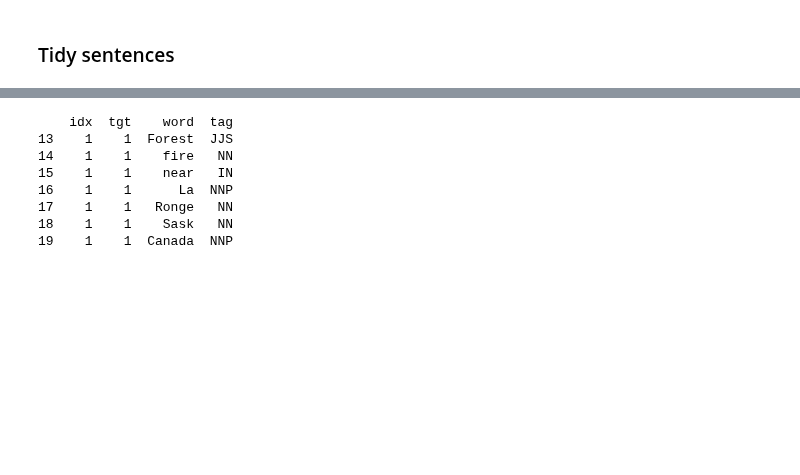
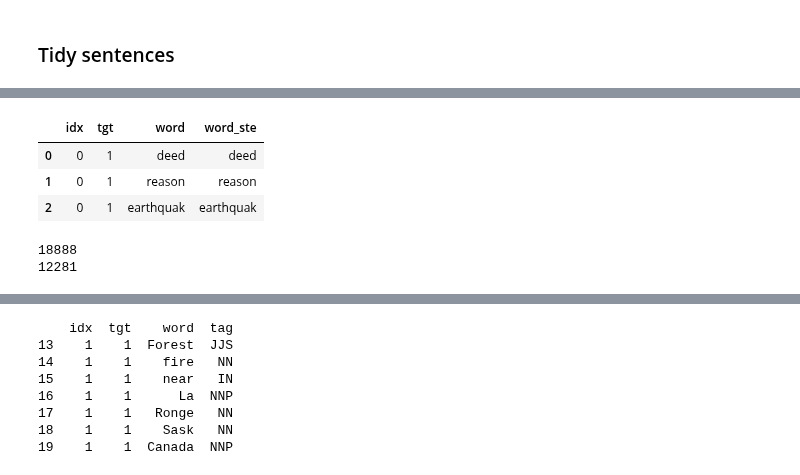
Before and after one commit to nviktorys/NLP0, a Jupyter notebook: 01_DataPreparation.ipynb, the cells around one changed output, grey strips where cells are left out. Drawn from its saved outputs; the diff is of its cells as text; code cells hidden in the pictures; blank space fills up the shorter version.

```diff
--- a/01_DataPreparation.ipynb
+++ b/01_DataPreparation.ipynb
@@ -162,6 +102,0 @@ words_stp.head(3)
-# %%
-# Stemming - reduce words to their roots
-porter = PorterStemmer()
-for w in range(len(words_stp)):
-  words_stp.loc[w,'word_ste'] = porter.stem(words_stp.word.loc[w])
-words_stp.head(3)
@@ -281,0 +246,17 @@ sent[sent.clean_tweet.isna()]
+# %%
+# Stemming - reduce words to their roots
+porter = PorterStemmer()
+for w in range(len(words)):
+  words.loc[w,'word_ste'] = porter.stem(words.word.loc[w])
+words.head(3)
+# %% [output]
+|  | idx | tgt | word | word_ste |
+| 0 | 0 | 1 | deed | deed |
+| 1 | 0 | 1 | reason | reason |
+| 2 | 0 | 1 | earthquak | earthquak |
+# %%
+print(words.word.nunique())
+print(words.word_ste.nunique())
+# %% [output]
+18888
+12281
```
Also changed, not shown: parts of 22 cells of this notebook.
